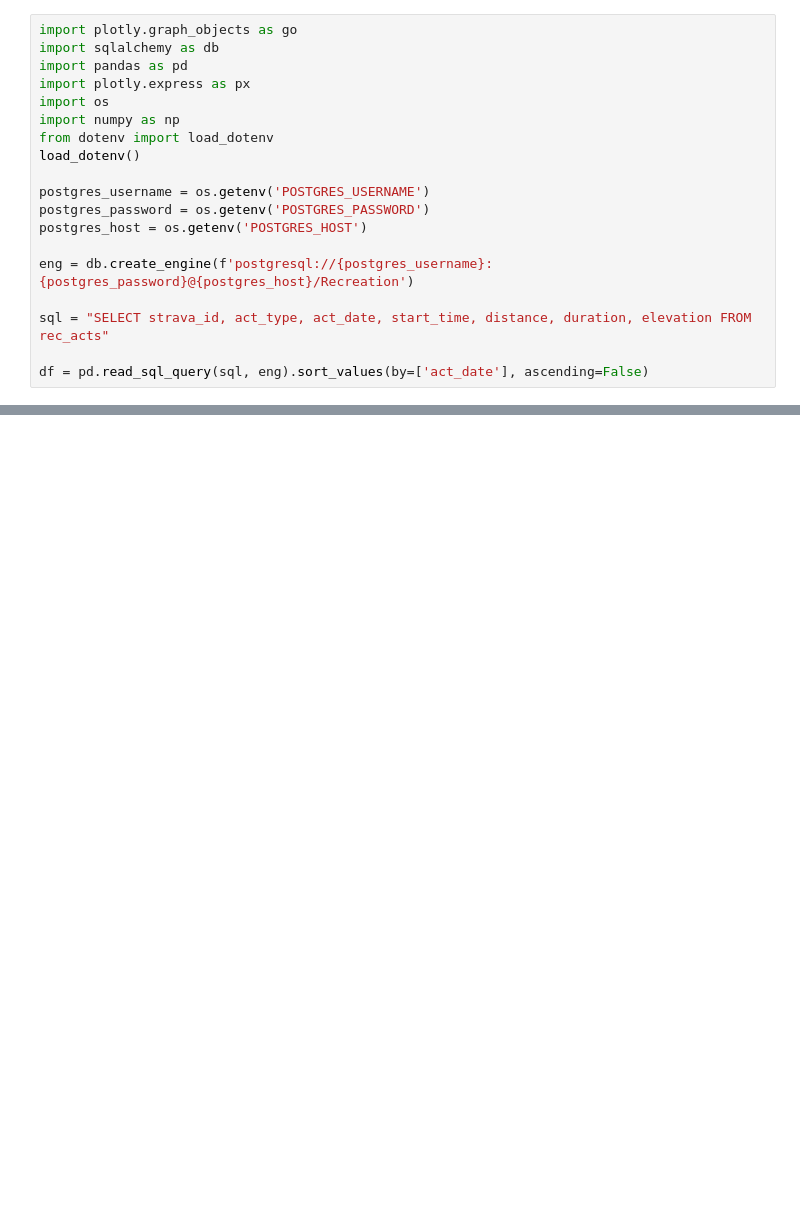
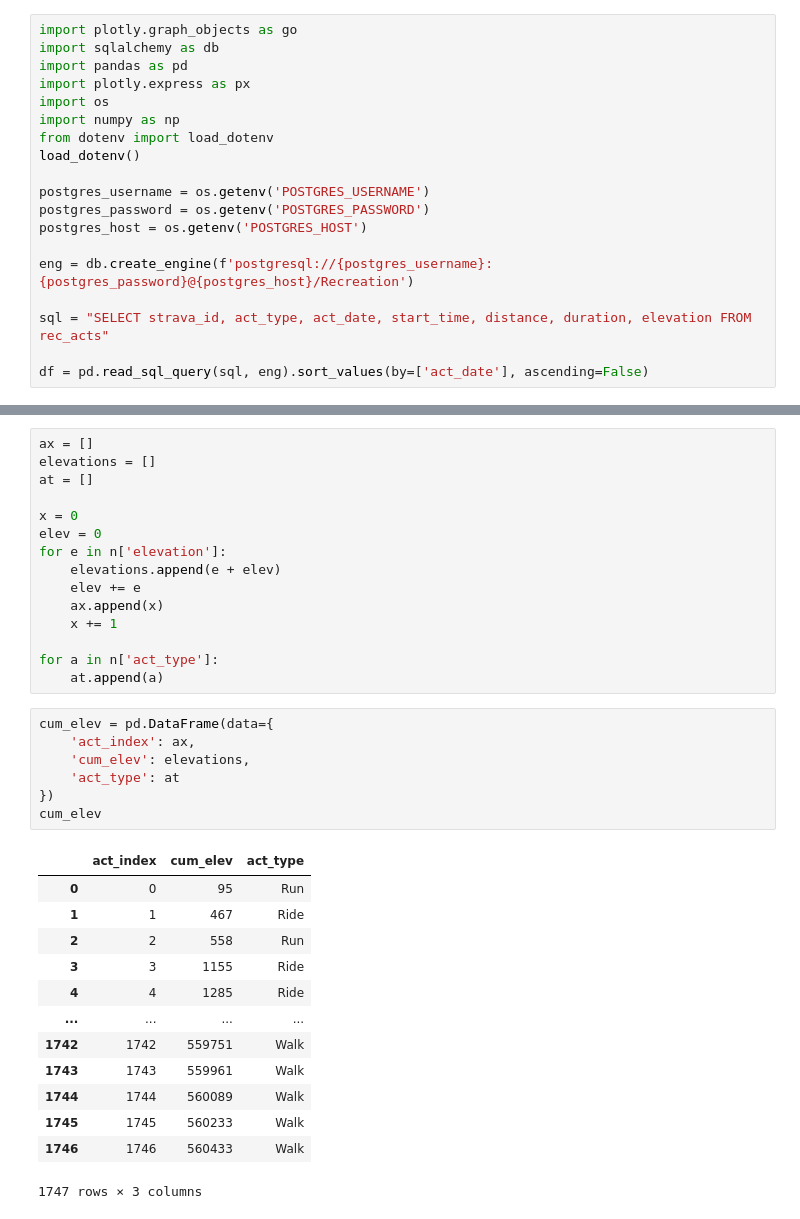
Before and after one commit to delynko/strava-postgis, a Jupyter notebook: strava-pandas.ipynb, the cells around one changed output, grey strips where cells are left out. Saved outputs shown, nothing was run; the diff lists cells and outputs as text; blank space fills up the shorter version.

```diff
--- a/strava-pandas.ipynb
+++ b/strava-pandas.ipynb
@@ -128,0 +75,36 @@ fig.show()
+# %%
+ax = []
+elevations = []
+at = []
+
+x = 0
+elev = 0
+for e in n['elevation']:
+    elevations.append(e + elev)
+    elev += e
+    ax.append(x)
+    x += 1
+
+for a in n['act_type']:
+    at.append(a)
+# %%
+cum_elev = pd.DataFrame(data={
+    'act_index': ax,
+    'cum_elev': elevations,
+    'act_type': at
+})
+cum_elev
+# %% [output]
+|  | act_index | cum_elev | act_type |
+| 0 | 0 | 95 | Run |
+| 1 | 1 | 467 | Ride |
+| 2 | 2 | 558 | Run |
+| 3 | 3 | 1155 | Ride |
+| 4 | 4 | 1285 | Ride |
+| ... | ... | ... | ... |
+| 1742 | 1742 | 559751 | Walk |
+| 1743 | 1743 | 559961 | Walk |
+| 1744 | 1744 | 560089 | Walk |
+| 1745 | 1745 | 560233 | Walk |
+| 1746 | 1746 | 560433 | Walk |
+1747 rows × 3 columns
```
Also changed, not shown: parts of 15 cells of this notebook, 2 other files.
